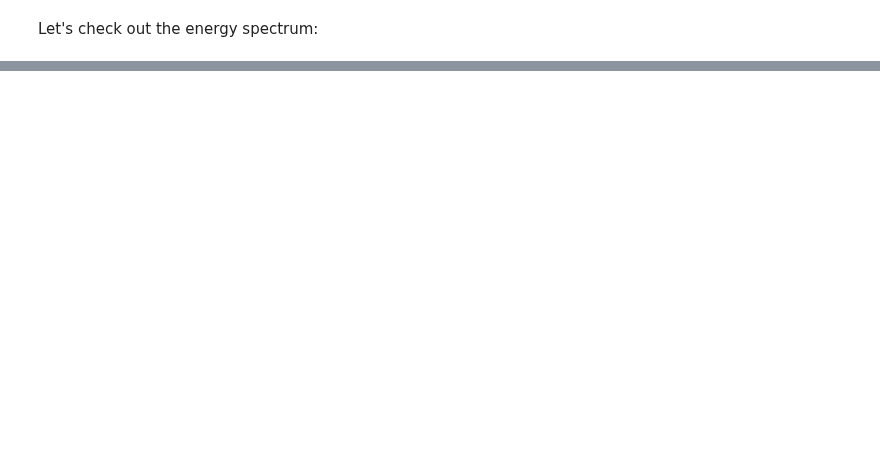
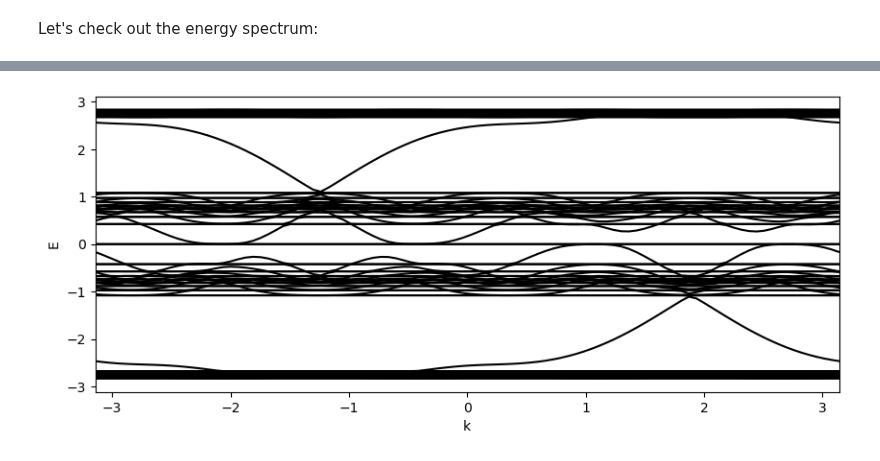
Before and after one commit to seewhydee/ntuphys_nb, a Jupyter notebook: jupyter/tight-binding-starter-kit/tight-binding.ipynb, the cells around one changed output, grey strips where cells are left out. Saved outputs shown, nothing was run; the diff lists cells and outputs as text; code cells hidden in the pictures; blank space fills up the shorter version.

```diff
--- a/jupyter/tight-binding-starter-kit/tight-binding.ipynb
+++ b/jupyter/tight-binding-starter-kit/tight-binding.ipynb
@@ -316,3 +326,41 @@ There are many avenues for exploring this model in further detail. For example,
+# %%
+## Return the Hofstadter Hamiltonian for a lattice that has length N
+## along y, and Bloch boundary conditions (with wavenumber k) along x.
+def hamiltonian_hofstadter_bloch(latt, t, B, k):
+    N = len(latt)
+    H = sp.lil_matrix((N, N), dtype=complex)
+    for y in latt.indices:
+        Phi = B*y
+        latt.add_hopping(H, y, y, t*np.exp(1j*(k-Phi)))  # Hop from right (with Bloch phase shift)
+        latt.add_hopping(H, y, y, t*np.exp(1j*(-k+Phi))) # Hop from left  (with Bloch phase shift)
+        latt.add_hopping(H, y, y+1, t)
+        latt.add_hopping(H, y, y-1, t)
+    return H.tocsc()
+
+def test_hofstadter_spectrum_bloch():
+    t = 1.0
+    N = 90
+    B = 1.525
+
+    latt = lattice(np.arange(N))
+
+    kvec = np.linspace(-np.pi, np.pi, 100)
+    E = np.empty((len(kvec), N))
+    for n in range(len(kvec)):
+        H = hamiltonian_hofstadter_bloch(latt, t, B, kvec[n])
+        E[n] = scipy.linalg.eigvalsh(H.todense())
+
+    plt.figure(figsize=(10,4))
+    for m in range(N):
+        plt.plot(kvec, E[:,m], 'k')
+    plt.xlabel('k')
+    plt.ylabel('E')
+    plt.xlim(-np.pi, np.pi)
+    plt.show()
+
+test_hofstadter_spectrum_bloch()
+# %% [output]
+[figure, added]
 # %% [markdown]
 ## Haldane model (2D)
 
```
Also changed, not shown: parts of 11 cells of this notebook, 1 other file.
